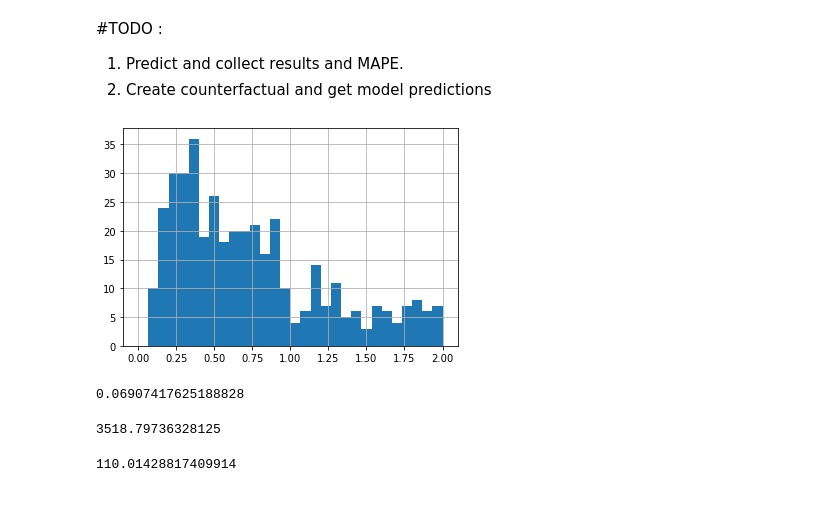
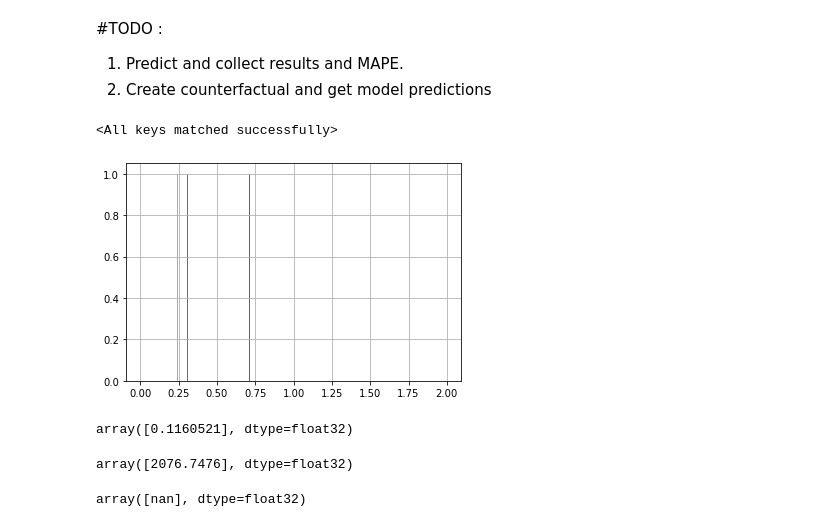
Before and after one commit to sparsha1644/HomePriceBeastNew, a Jupyter notebook: LSTM_EncoderDecoder.ipynb, the cells around one changed output. Saved outputs shown, nothing was run; the diff lists cells and outputs as text; code cells hidden in the pictures.

```diff
--- a/LSTM_EncoderDecoder.ipynb
+++ b/LSTM_EncoderDecoder.ipynb
@@ -614,6 +616,13 @@ def plot_mape_dist(predicted_df, expected_df):
 
     county_mape['MAPE'].hist(bins=30, range=(0,2))
     return county_mape
+# %%
+#HIDDEN SIZE 10 : NUM LAYERS : 2 : LEARNING RATE : 0.02 : DROP OUT : 0.0
+best_model = lstm_seq2seq(input_size = X_train_torch.shape[2], hidden_size = 15, dropout = 0.0,
+                     output_size = 1, num_layers=2).cuda()
+best_model.load_state_dict(torch.load('./inv_model.pth'))
+# %% [output]
+<All keys matched successfully>
 # %%
 post_covid_expected_df = pd.read_csv(f"{data_folder}post_covid_subset_frame.csv")
 post_covid_expected_df['period_begin'] = pd.to_datetime(post_covid_expected_df['period_begin'])
@@ -623,19 +632,19 @@ test_expected_df = pd.read_csv(f"{data_folder}test_subset_frame.csv")
 test_expected_df['period_begin'] = pd.to_datetime(test_expected_df['period_begin'])
 test_predicted_df = get_counterfactual_inventory(X_test, test_label, best_model)
 # %%
-test_county_mape = plot_mape_dist(test_predicted_df, test_expected_df)
+test_county_mape = plot_mape_dist(post_covid_predicted_df, post_covid_expected_df)
 # %% [output]
-[figure, old version]
+[figure, new version]
 # %%
 min(test_county_mape.MAPE)
 # %% [output]
-0.06907417625188828
+array([0.1160521], dtype=float32)
 # %%
 max(test_county_mape.MAPE)
 # %% [output]
-3518.79736328125
+array([2076.7476], dtype=float32)
 # %%
 np.mean(test_county_mape.MAPE)
 # %% [output]
-110.01428817409914
+array([nan], dtype=float32)
 # %%
```
Also changed, not shown: parts of 15 cells of this notebook, 17 other files.
